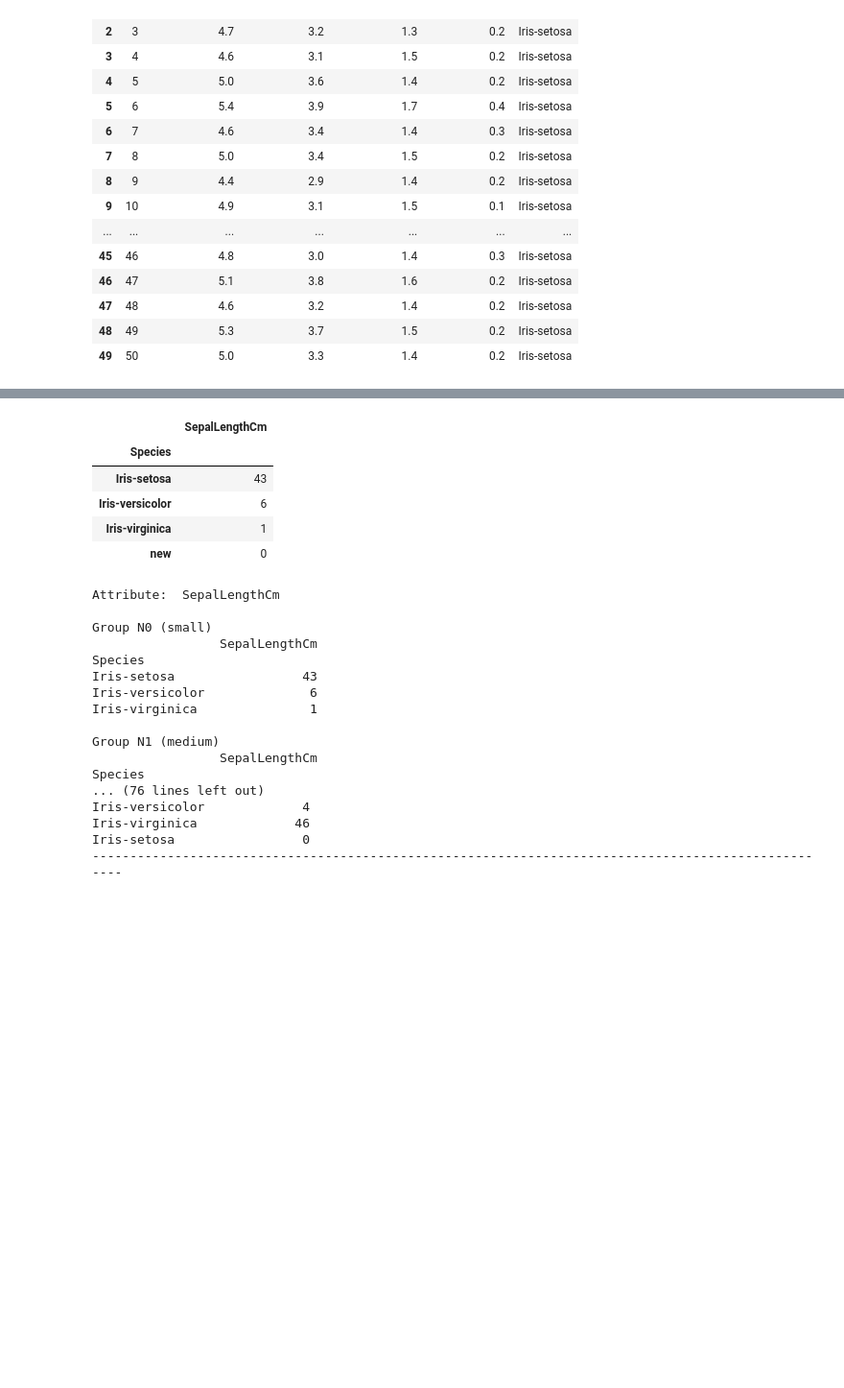
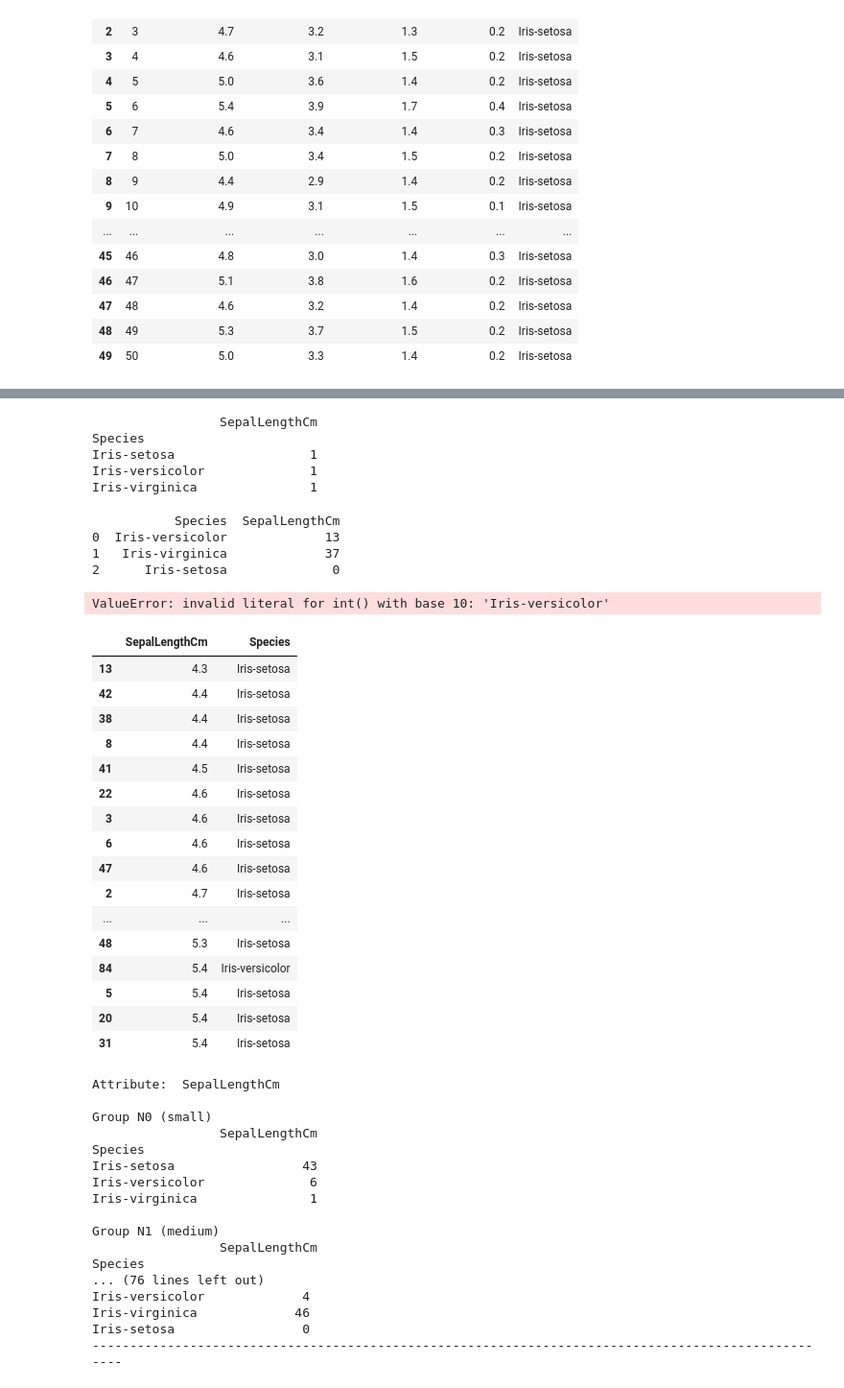
Before and after one commit to Asif-Mammadov/ufaz-ai, a Jupyter notebook: pw1/pw1.ipynb, the cells around one changed output, grey strips where cells are left out. Shown: that part at 96% size. Cells and saved outputs as stored; diff of their text form; code cells hidden in the pictures; blank space fills up the shorter version.

```diff
--- a/pw1/pw1.ipynb
+++ b/pw1/pw1.ipynb
@@ -81,24 +80,16 @@ def separate_in_groups_by_attribute(dataset, N_groups=3):
     return groups_by_attr
 # %%
 groups_by_attr = separate_in_groups_by_attribute(dataset)
-# %%
-tmp = groups_by_attr['SepalLengthCm'][0].groupby(['Species']).count()
-tmp.loc['new', :] = 0
-tmp = tmp.astype(np.int64)
-# %% [output]
-|  | SepalLengthCm |
-| Species |  |
-| Iris-setosa | 43 |
-| Iris-versicolor | 6 |
-| Iris-virginica | 1 |
-| new | 0 |
 # %%
 def count_by_species(df, species=['Iris-setosa', 'Iris-versicolor', 'Iris-virginica']):
+#     print(df)
     counted_df = df.groupby(['Species']).count()
     for specimen in species:
         if not counted_df.index.isin([specimen]).any():
             counted_df.loc[specimen, :] = 0
-            counted_df = counted_df.astype(np.int64)
+#             counted_df = counted_df.astype(np.int64)
+            counted_df.reset_index(level=0,inplace=True)
+            print(counted_df)
     return counted_df
 # %%
 def count_groups_by_species(groups_by_attr):
@@ -108,9 +99,42 @@ def count_groups_by_species(groups_by_attr):
             groups_by_species_counted[attr][group] = count_by_species(groups_by_species_counted[attr][group])
     return groups_by_species_counted
 # %%
-groups_by_species_counted = copy.deepcopy(groups_by_attr)
+groups_by_species_counted['SepalLengthCm'][0] = count_by_species(groups_by_species_counted['SepalLengthCm'][0])
+print(groups_by_species_counted['SepalLengthCm'][0])
+# %% [output]
+                 SepalLengthCm
+Species
+Iris-setosa                  1
+Iris-versicolor              1
+Iris-virginica               1
 # %%
 groups_by_species_counted = count_groups_by_species(groups_by_attr)
+# %% [output]
+           Species  SepalLengthCm
+0  Iris-versicolor             13
+1   Iris-virginica             37
+2      Iris-setosa              0
+ValueError: invalid literal for int() with base 10: 'Iris-versicolor'
+# %%
+groups_by_species_counted['SepalLengthCm'][0]
+# %% [output]
+|  | SepalLengthCm | Species |
+| 13 | 4.3 | Iris-setosa |
+| 42 | 4.4 | Iris-setosa |
+| 38 | 4.4 | Iris-setosa |
+| 8 | 4.4 | Iris-setosa |
+| 41 | 4.5 | Iris-setosa |
+| 22 | 4.6 | Iris-setosa |
+| 3 | 4.6 | Iris-setosa |
+| 6 | 4.6 | Iris-setosa |
+| 47 | 4.6 | Iris-setosa |
+| 2 | 4.7 | Iris-setosa |
+| ... | ... | ... |
+| 48 | 5.3 | Iris-setosa |
+| 84 | 5.4 | Iris-versicolor |
+| 5 | 5.4 | Iris-setosa |
+| 20 | 5.4 | Iris-setosa |
+| 31 | 5.4 | Iris-setosa |
 # %%
 def print_groups_by_species(groups):
     group_name = ['small', 'medium', 'large']
```
Also changed, not shown: parts of 8 cells of this notebook, 5 other files.
